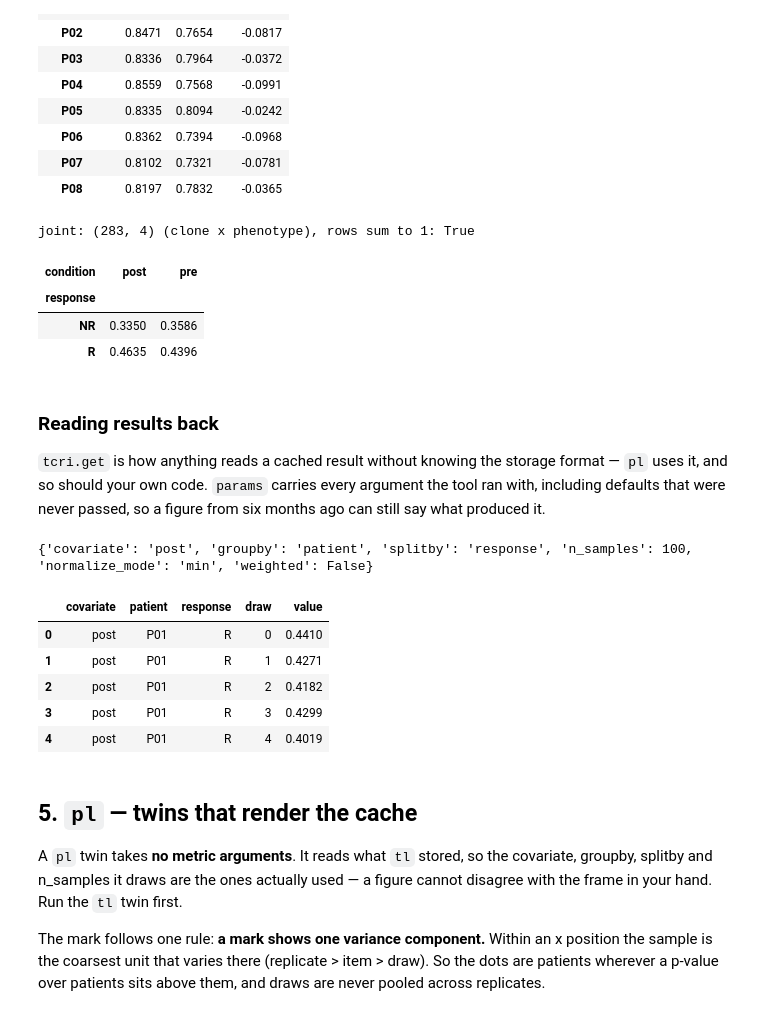
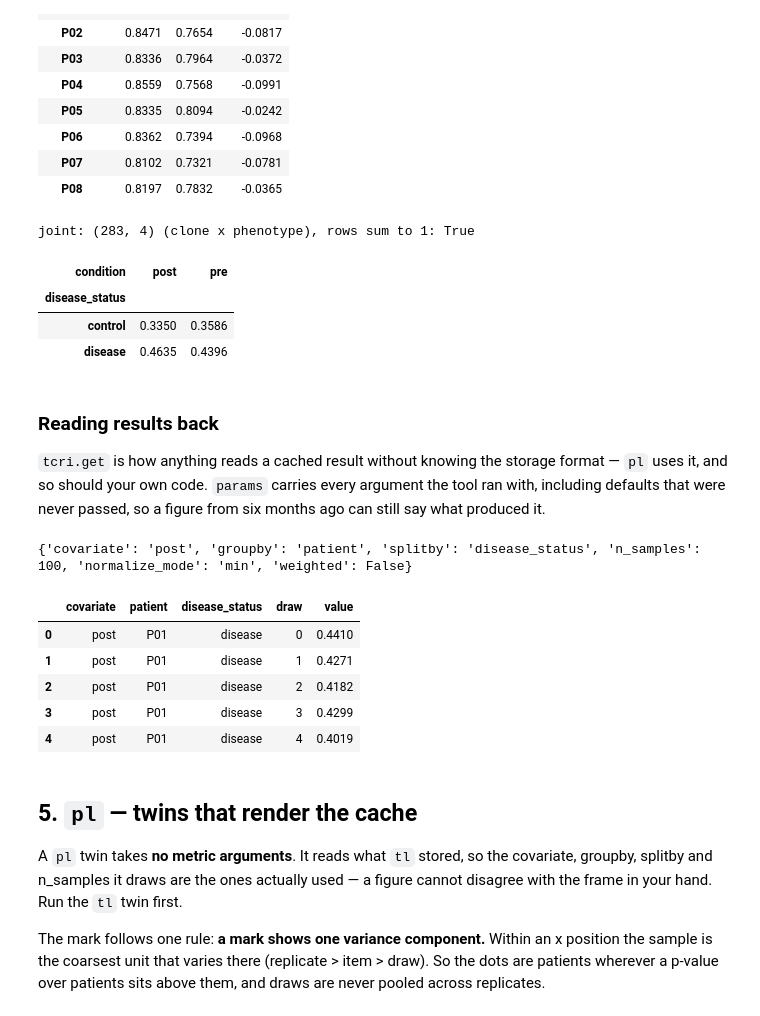
Before and after one commit to nceglia/tcri, a Jupyter notebook: examples/example.ipynb, the cells around one changed output. Drawn from its saved outputs; the diff is of its cells as text; code cells hidden in the pictures.

```diff
--- a/examples/example.ipynb
+++ b/examples/example.ipynb
@@ -52,15 +52,15 @@ matches the expression it was generated with.
 adata = simulate_cohort(
     n_patients=16,                       # 8 per arm -- 4 per arm cannot reach p<0.05
     conditions=("pre", "post"),
-    responder_fraction=0.5,
+    disease_fraction=0.5,
     n_clones=(14, 24),                   # ragged, as real cohorts are
     n_phenotypes=4,
     n_genes=40,
     n_cells_per_sample=260,
     clone_size_distribution="powerlaw",  # "uniform" for a flat repertoire
     clone_size_exponent=2.0,
-    responder_enrichment=12.0,
-    nonresponder_enrichment=1.1,
+    disease_enrichment=12.0,
+    control_enrichment=1.1,
     seed=SEED,
 )
 adata
@@ -284,13 +285,13 @@ mi_post = tcri.tl.mutual_information(
     adata,
     covariate="post",
     groupby="patient",     # could be omitted -- `replicate` is registered
-    splitby="response",    # -> produces `stats`
+    splitby="disease_status",    # -> produces `stats`
     n_samples=100,         # posterior draws; 0 = plug-in point estimate
     normalize_mode="min",  # "average" is the manuscript's eq 6
     weighted=False,        # one vote per CLONE; True = one vote per CELL
     random_state=SEED,
 )
 print("slots:", sorted(mi_post))
-mi_post["result"][["patient", "response", "value", "sd", "hdi_low", "hdi_high"]].round(4)
+mi_post["result"][["patient", "disease_status", "value", "sd", "hdi_low", "hdi_high"]].round(4)
 # %% [output]
 slots: ['result', 'stats', 'table']
@@ -349,32 +350,32 @@ comparison.round(4).head(8)
 # %%
 # the other metrics, plus the joint they all reduce
 jd = tcri.tl.joint_distribution(adata, covariate="post", n_samples=20, random_state=SEED)
 print(f"joint: {jd['result'].shape} (clone x phenotype), rows sum to 1: "
       f"{np.allclose(jd['result'].sum(axis=1), 1.0)}")
 
-tcri.tl.clonotypic_entropy(adata, covariate="post", groupby="patient", splitby="response",
+tcri.tl.clonotypic_entropy(adata, covariate="post", groupby="patient", splitby="disease_status",
                            n_samples=60, random_state=SEED)
-tcri.tl.phenotypic_entropy(adata, covariate="post", groupby="patient", splitby="response",
+tcri.tl.phenotypic_entropy(adata, covariate="post", groupby="patient", splitby="disease_status",
                            n_samples=60, random_state=SEED)
 tcri.tl.phenotypic_flux(adata, cov_from="pre", cov_to="post", groupby="patient",
-                        splitby="response", distance_metric="kl",
+                        splitby="disease_status", distance_metric="kl",
                         n_samples=60, random_state=SEED)
 
 # a second call REPLACES the cached result (the scanpy convention). `key_added` keeps both.
-tcri.tl.mutual_information(adata, covariate="pre", groupby="patient", splitby="response",
+tcri.tl.mutual_information(adata, covariate="pre", groupby="patient", splitby="disease_status",
                            n_samples=100, random_state=SEED, key_added="mi_pre")
 
 pre_vs_post = pd.concat([
     tcri.get.result(adata, "mutual_information", key="mi_pre")["result"].assign(condition="pre"),
     mi_post["result"].assign(condition="post"),
 ])
-pre_vs_post.groupby(["response", "condition"], observed=True)["value"].mean().unstack("condition").round(4)
+pre_vs_post.groupby(["disease_status", "condition"], observed=True)["value"].mean().unstack("condition").round(4)
 # %% [output]
 joint: (283, 4) (clone x phenotype), rows sum to 1: True
 | condition | post | pre |
-| response |  |  |
-| NR | 0.3350 | 0.3586 |
-| R | 0.4635 | 0.4396 |
+| disease_status |  |  |
+| control | 0.3350 | 0.3586 |
+| disease | 0.4635 | 0.4396 |
 # %% [markdown]
 ### Reading results back
 
@@ -391,13 +392,13 @@ print({k: params[k] for k in ("covariate", "groupby", "splitby", "n_samples",
 # the unreduced substrate: one row per draw
 tcri.get.table(adata, "mutual_information", which="table").head().round(4)
 # %% [output]
-{'covariate': 'post', 'groupby': 'patient', 'splitby': 'response', 'n_samples': 100, 'normalize_mode': 'min', 'weighted': False}
+{'covariate': 'post', 'groupby': 'patient', 'splitby': 'disease_status', 'n_samples': 100, 'normalize_mode': 'min', 'weighted': False}
-|  | covariate | patient | response | draw | value |
-| 0 | post | P01 | R | 0 | 0.4410 |
-| 1 | post | P01 | R | 1 | 0.4271 |
-| 2 | post | P01 | R | 2 | 0.4182 |
-| 3 | post | P01 | R | 3 | 0.4299 |
-| 4 | post | P01 | R | 4 | 0.4019 |
+|  | covariate | patient | disease_status | draw | value |
+| 0 | post | P01 | disease | 0 | 0.4410 |
+| 1 | post | P01 | disease | 1 | 0.4271 |
+| 2 | post | P01 | disease | 2 | 0.4182 |
+| 3 | post | P01 | disease | 3 | 0.4299 |
+| 4 | post | P01 | disease | 4 | 0.4019 |
 # %% [markdown]
 ## 5. `pl` — twins that render the cache
 
```
Also changed, not shown: parts of 16 cells of this notebook, 1 other file.
